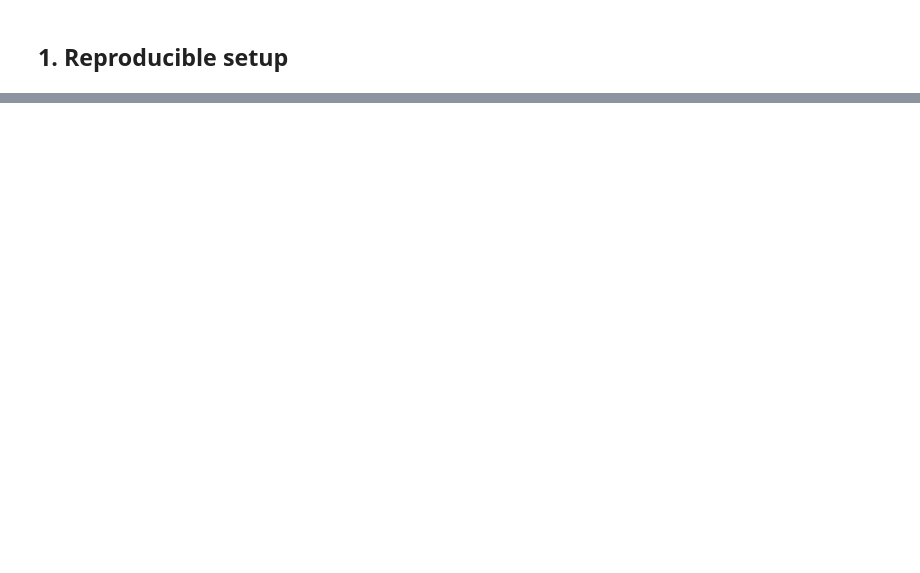
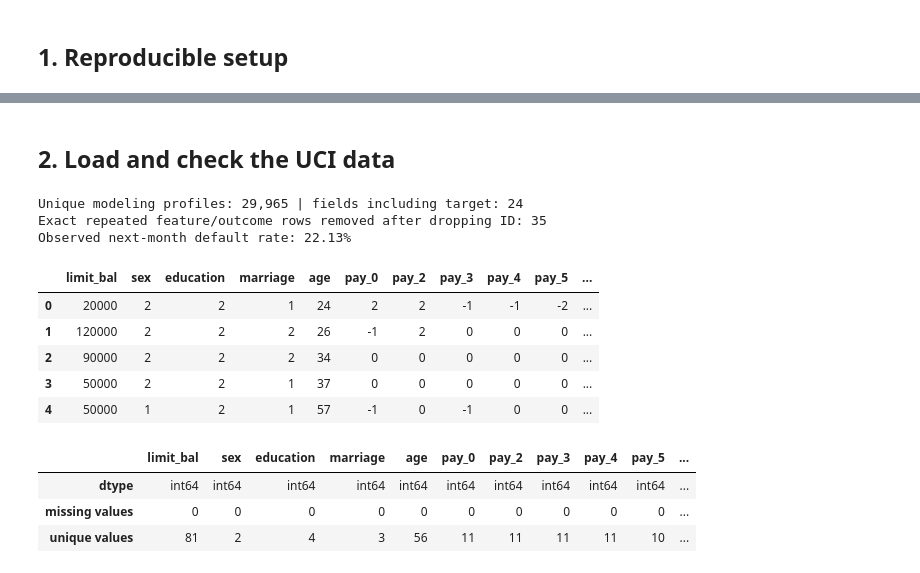
Before and after one commit to stayintack/code, a Jupyter notebook: notebooks/credit_default_risk.ipynb, the cells around one changed output, grey strips where cells are left out. Drawn from its saved outputs; the diff is of its cells as text; code cells hidden in the pictures; blank space fills up the shorter version.

```diff
--- a/notebooks/credit_default_risk.ipynb
+++ b/notebooks/credit_default_risk.ipynb
@@ -189,0 +65,38 @@ A stricter PD cut-off generally reduces approvals and observed bad rate while le
+# %% [markdown]
+## 2. Load and check the UCI data
+# %%
+data = load_uci_dataset(PROJECT_ROOT / "data" / "raw")
+duplicate_profiles_removed = int(data.attrs.get("duplicate_profiles_removed", -1))
+assert len(data) == 29_965, f"Unexpected de-duplicated profile count: {len(data):,}"
+assert duplicate_profiles_removed == 35, f"Unexpected removed duplicate profiles: {duplicate_profiles_removed}"
+assert data.duplicated().sum() == 0
+assert TARGET in data and set(data[TARGET].unique()) == {0, 1}
+assert not data.isna().any().any(), "Unexpected missing values need review."
+
+print(f"Unique modeling profiles: {len(data):,} | fields including target: {data.shape[1]}")
+print(f"Exact repeated feature/outcome rows removed after dropping ID: {duplicate_profiles_removed}")
+print(f"Observed next-month default rate: {data[TARGET].mean():.2%}")
+display(data.head())
+display(
+    pd.DataFrame(
+        {
+            "dtype": data.dtypes.astype(str),
+            "missing values": data.isna().sum(),
+            "unique values": data.nunique(),
+        }
+    ).T
+)
+# %% [output]
+Unique modeling profiles: 29,965 | fields including target: 24
+Exact repeated feature/outcome rows removed after dropping ID: 35
+Observed next-month default rate: 22.13%
+|  | limit_bal | sex | education | marriage | age | pay_0 | pay_2 | pay_3 | pay_4 | pay_5 | ... |
+| 0 | 20000 | 2 | 2 | 1 | 24 | 2 | 2 | -1 | -1 | -2 | ... |
+| 1 | 120000 | 2 | 2 | 2 | 26 | -1 | 2 | 0 | 0 | 0 | ... |
+| 2 | 90000 | 2 | 2 | 2 | 34 | 0 | 0 | 0 | 0 | 0 | ... |
+| 3 | 50000 | 2 | 2 | 1 | 37 | 0 | 0 | 0 | 0 | 0 | ... |
+| 4 | 50000 | 1 | 2 | 1 | 57 | -1 | 0 | -1 | 0 | 0 | ... |
+|  | limit_bal | sex | education | marriage | age | pay_0 | pay_2 | pay_3 | pay_4 | pay_5 | ... |
+| dtype | int64 | int64 | int64 | int64 | int64 | int64 | int64 | int64 | int64 | int64 | ... |
+| missing values | 0 | 0 | 0 | 0 | 0 | 0 | 0 | 0 | 0 | 0 | ... |
+| unique values | 81 | 2 | 4 | 3 | 56 | 11 | 11 | 11 | 11 | 10 | ... |
```
Also changed, not shown: parts of 42 cells of this notebook.
